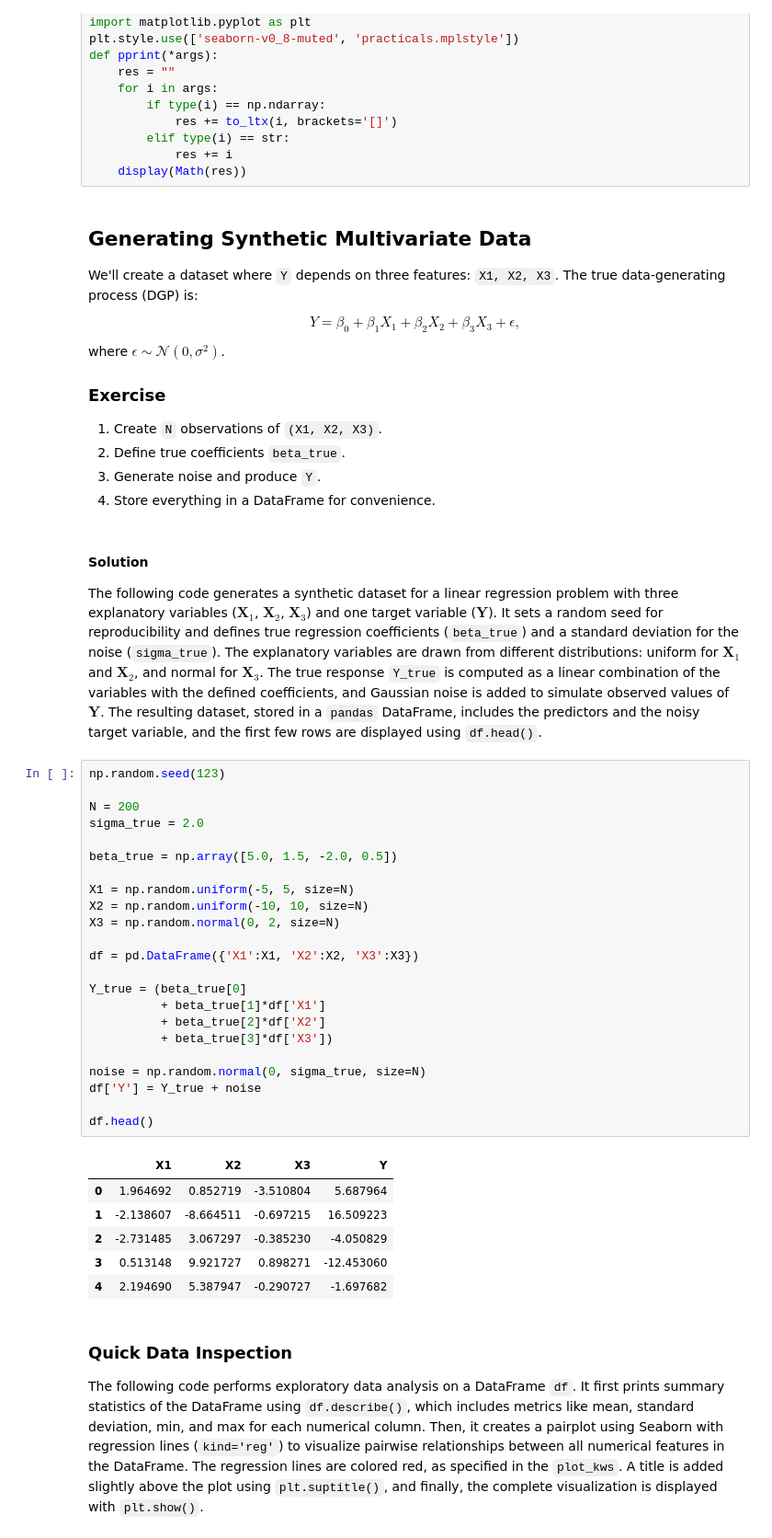
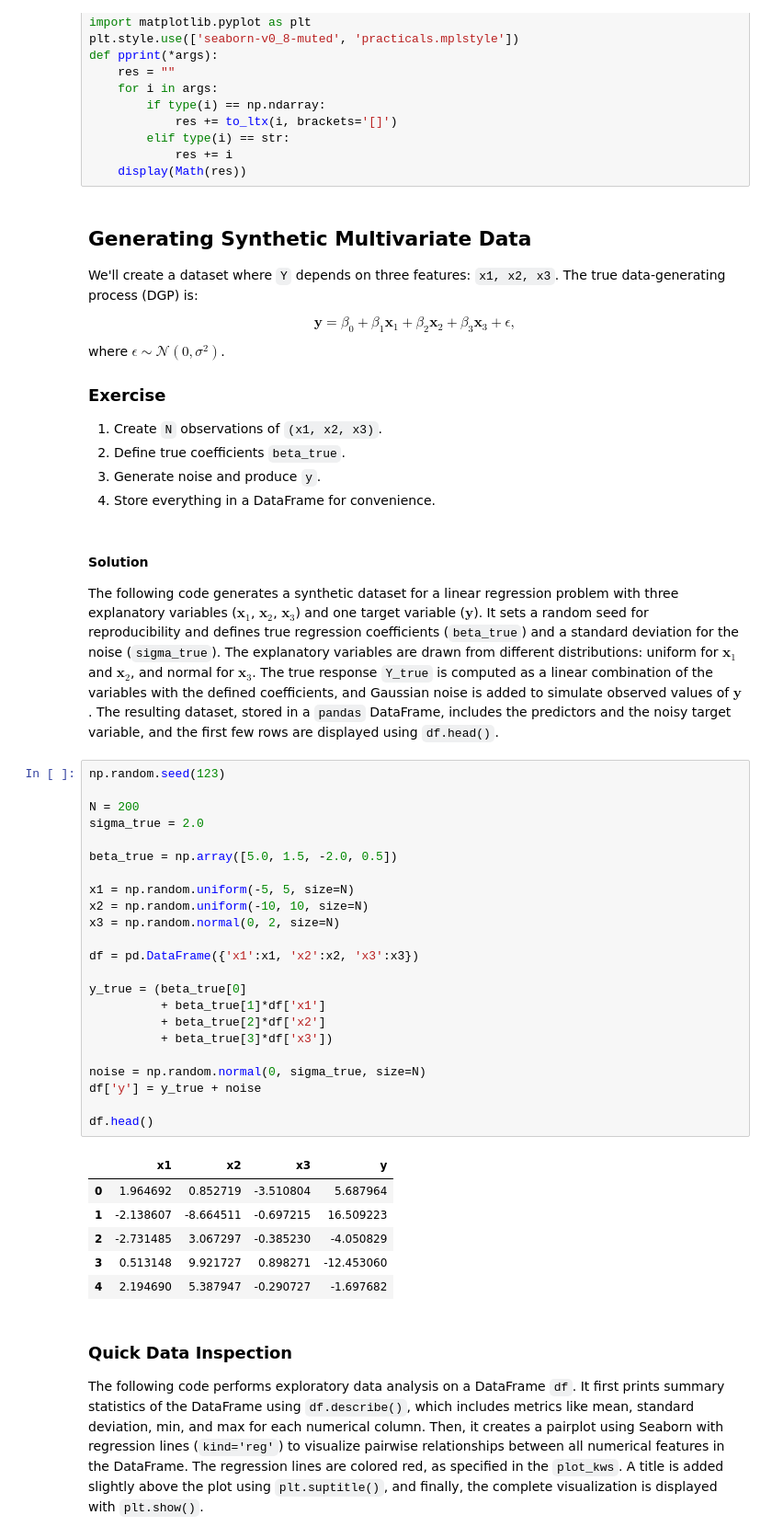
Before and after one commit to ulb-mlg/INFO-F422, a Jupyter notebook: practicals/_build/jupyter_execute/02.ipynb, the cells around one changed output. Shown at 92% size. Saved outputs shown, nothing was run; the diff lists cells and outputs as text.

```diff
--- a/practicals/_build/jupyter_execute/02.ipynb
+++ b/practicals/_build/jupyter_execute/02.ipynb
@@ -36,47 +36,47 @@ def pprint(*args):
     display(Math(res))
 # %% [markdown]
 ## Generating Synthetic Multivariate Data
-We'll create a dataset where `Y` depends on three features: `X1, X2, X3`.
+We'll create a dataset where `Y` depends on three features: `x1, x2, x3`.
 The true data-generating process (DGP) is:
 
 $$
-  Y = \beta_0 + \beta_1 X_1 + \beta_2 X_2 + \beta_3 X_3 + \epsilon,
+  \mathbf y = \beta_0 + \beta_1 \mathbf x_1 + \beta_2 \mathbf x_2 + \beta_3 \mathbf x_3 + \epsilon,
 $$
 where $\epsilon \sim \mathcal{N}(0, \sigma^2)$.
 
 ### Exercise
-1. Create `N` observations of `(X1, X2, X3)`.
+1. Create `N` observations of `(x1, x2, x3)`.
 2. Define true coefficients `beta_true`.
-3. Generate noise and produce `Y`.
+3. Generate noise and produce `y`.
 4. Store everything in a DataFrame for convenience.
 # %% [markdown]
 #### Solution
-The following code generates a synthetic dataset for a linear regression problem with three explanatory variables ($\mathbf X_1$, $\mathbf X_2$, $\mathbf X_3$) and one target variable ($\mathbf Y$). It sets a random seed for reproducibility and defines true regression coefficients (`beta_true`) and a standard deviation for the noise (`sigma_true`). The explanatory variables are drawn from different distributions: uniform for $\mathbf X_1$ and $\mathbf X_2$, and normal for $\mathbf X_3$. The true response `Y_true` is computed as a linear combination of the variables with the defined coefficients, and Gaussian noise is added to simulate observed values of $\mathbf Y$. The resulting dataset, stored in a `pandas` DataFrame, includes the predictors and the noisy target variable, and the first few rows are displayed using `df.head()`.
+The following code generates a synthetic dataset for a linear regression problem with three explanatory variables ($\mathbf x_1$, $\mathbf x_2$, $\mathbf x_3$) and one target variable ($\mathbf y$). It sets a random seed for reproducibility and defines true regression coefficients (`beta_true`) and a standard deviation for the noise (`sigma_true`). The explanatory variables are drawn from different distributions: uniform for $\mathbf x_1$ and $\mathbf x_2$, and normal for $\mathbf x_3$. The true response `Y_true` is computed as a linear combination of the variables with the defined coefficients, and Gaussian noise is added to simulate observed values of $\mathbf y$. The resulting dataset, stored in a `pandas` DataFrame, includes the predictors and the noisy target variable, and the first few rows are displayed using `df.head()`.
 # %%
 np.random.seed(123)
 
 N = 200
 sigma_true = 2.0
 
 beta_true = np.array([5.0, 1.5, -2.0, 0.5])
 
-X1 = np.random.uniform(-5, 5, size=N)
-X2 = np.random.uniform(-10, 10, size=N)
-X3 = np.random.normal(0, 2, size=N)
+x1 = np.random.uniform(-5, 5, size=N)
+x2 = np.random.uniform(-10, 10, size=N)
+x3 = np.random.normal(0, 2, size=N)
 
-df = pd.DataFrame({'X1':X1, 'X2':X2, 'X3':X3})
+df = pd.DataFrame({'x1':x1, 'x2':x2, 'x3':x3})
 
-Y_true = (beta_true[0]
-          + beta_true[1]*df['X1']
-          + beta_true[2]*df['X2']
-          + beta_true[3]*df['X3'])
+y_true = (beta_true[0]
+          + beta_true[1]*df['x1']
+          + beta_true[2]*df['x2']
+          + beta_true[3]*df['x3'])
 
 noise = np.random.normal(0, sigma_true, size=N)
-df['Y'] = Y_true + noise
+df['y'] = y_true + noise
 
 df.head()
 # %% [output]
-|  | X1 | X2 | X3 | Y |
+|  | x1 | x2 | x3 | y |
 | 0 | 1.964692 | 0.852719 | -3.510804 | 5.687964 |
 | 1 | -2.138607 | -8.664511 | -0.697215 | 16.509223 |
 | 2 | -2.731485 | 3.067297 | -0.385230 | -4.050829 |
```
Also changed, not shown: parts of 14 cells of this notebook, 35 other files.
